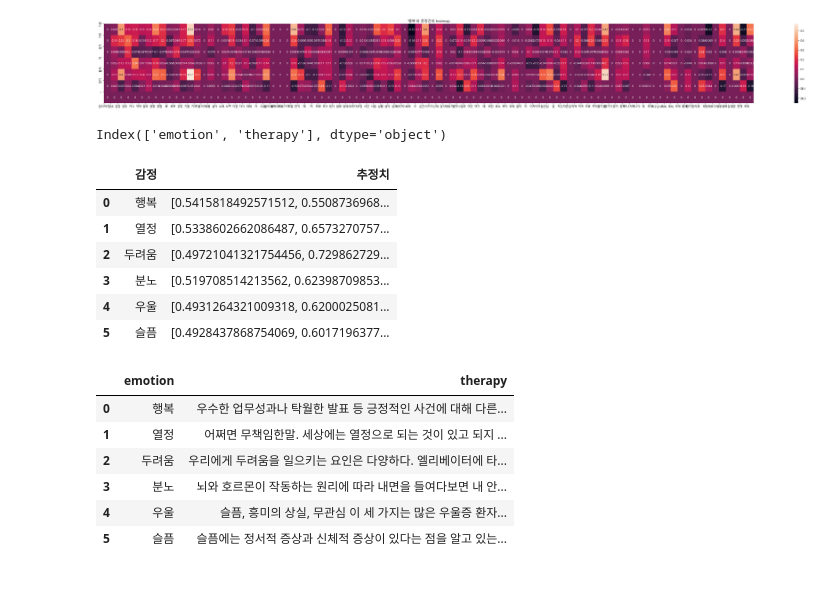
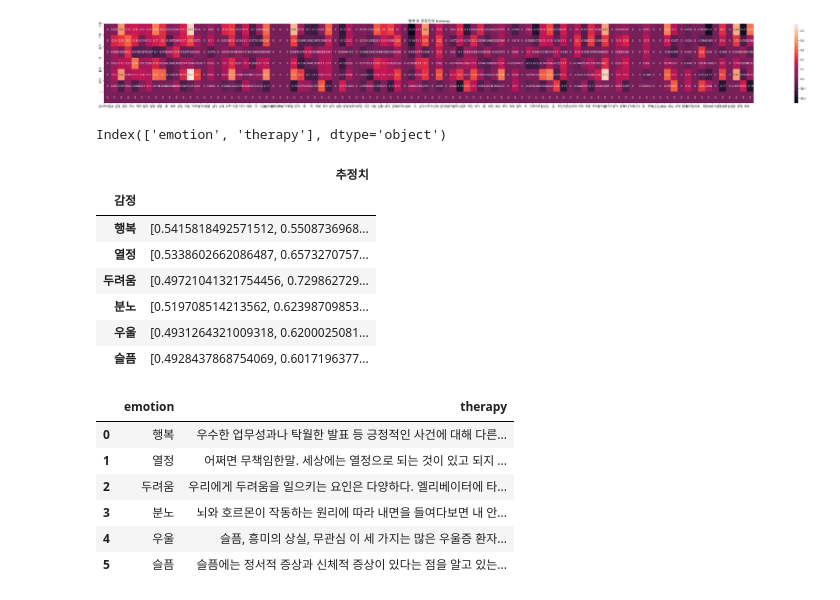
Before and after one commit to sigongjoa/emotion_thearpy, a Jupyter notebook: notebooks/sim_based_mapping_wiki.ipynb, the cells around one changed output. Drawn from its saved outputs; the diff is of its cells as text; code cells hidden in the pictures.

```diff
--- a/notebooks/sim_based_mapping_wiki.ipynb
+++ b/notebooks/sim_based_mapping_wiki.ipynb
@@ -169,6 +169,7 @@ class sim_based_maping():
             est.append(self.result(idx,3,False))
         ret_df['감정'] = em
         ret_df['추정치'] = est
+        ret_df.set_index('감정',inplace=True)
 
         ret_df.to_csv(file_name)
         return ret_df
@@ -196,17 +197,18 @@ tmp.heatmap_num(idx , energy, (50,5))
 [figure]
 # %%
 tmp = sim_based_maping(data)
-test = tmp.todf("../data/emtion_estimation.csv")
+test = tmp.todf("../result/emtion_estimation.csv")
 test
 # %% [output]
 Index(['emotion', 'therapy'], dtype='object')
-|  | 감정 | 추정치 |
-| 0 | 행복 | [0.5415818492571512, 0.5508736968... |
-| 1 | 열정 | [0.5338602662086487, 0.6573270757... |
-| 2 | 두려움 | [0.49721041321754456, 0.729862729... |
-| 3 | 분노 | [0.519708514213562, 0.62398709853... |
-| 4 | 우울 | [0.4931264321009318, 0.6200025081... |
-| 5 | 슬픔 | [0.4928437868754069, 0.6017196377... |
+|  | 추정치 |
+| 감정 |  |
+| 행복 | [0.5415818492571512, 0.5508736968... |
+| 열정 | [0.5338602662086487, 0.6573270757... |
+| 두려움 | [0.49721041321754456, 0.729862729... |
+| 분노 | [0.519708514213562, 0.62398709853... |
+| 우울 | [0.4931264321009318, 0.6200025081... |
+| 슬픔 | [0.4928437868754069, 0.6017196377... |
 # %%
 data
 # %% [output]
```
Also changed, not shown: 7 other files.
